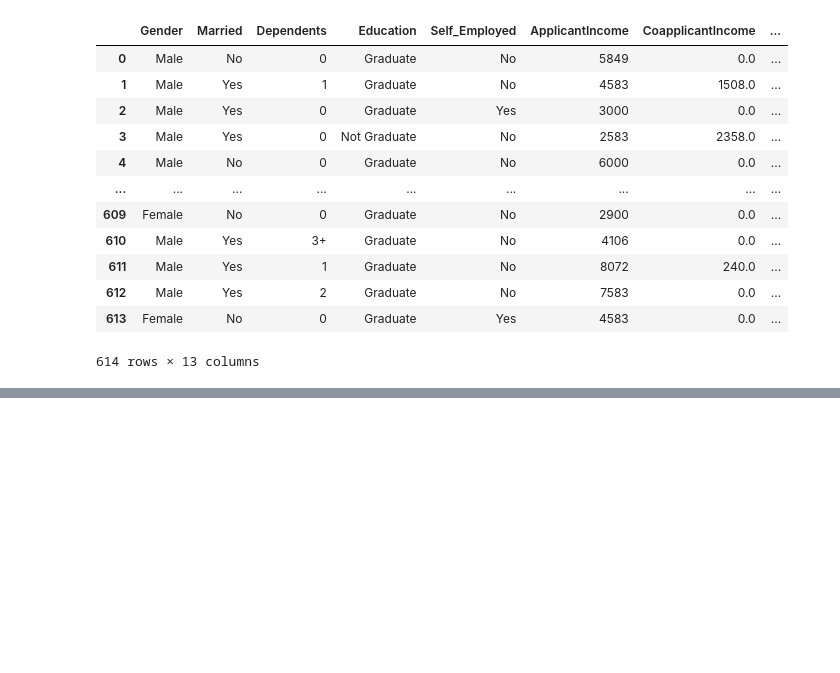
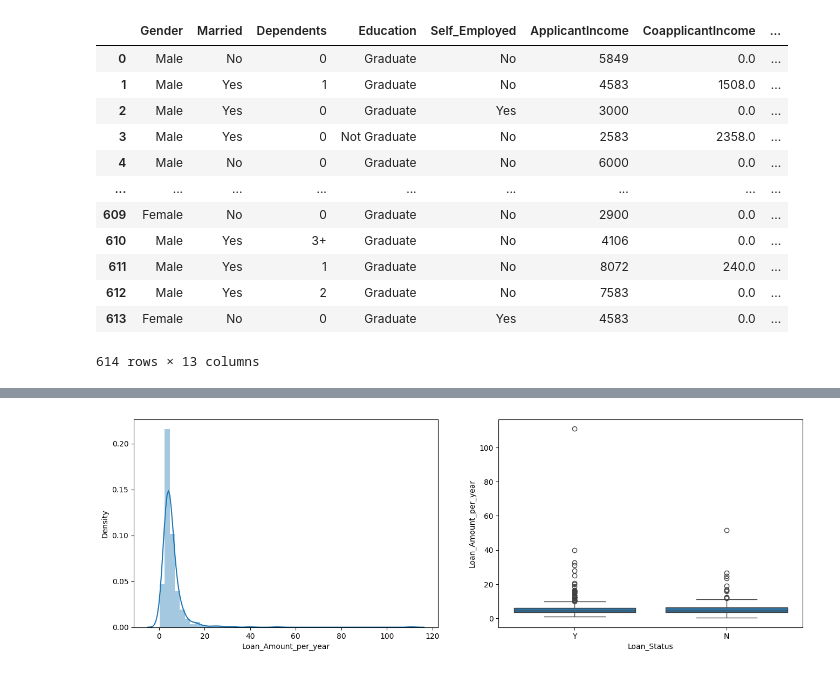
Before and after one commit to Vaishnavi-Gajinkar/Codingwise, a Jupyter notebook: projectsNcasestudies/homeLoanCS.ipynb, the cells around one changed output, grey strips where cells are left out. Saved outputs shown, nothing was run; the diff lists cells and outputs as text; code cells hidden in the pictures; blank space fills up the shorter version.

```diff
--- a/projectsNcasestudies/homeLoanCS.ipynb
+++ b/projectsNcasestudies/homeLoanCS.ipynb
@@ -323,0 +378,4 @@ data
+# %%
+# calculated attribute : yearly loan amt given by bank to cust
+data['Loan_Amount_per_year']  = data['LoanAmount']/data['Loan_Amount_Term']                     # Approximate calc: ignoring interest rates as we dont know that.
+data
@@ -323,0 +396,11 @@ data
+# %%
+plt.figure(figsize=(16,5))
+plt.subplot(121)
+sns.distplot(data['Loan_Amount_per_year']);
+
+plt.subplot(122)
+sns.boxplot(data=data, x='Loan_Status', y = 'Loan_Amount_per_year')
+
+plt.show()
+# %% [output]
+[figure, added]
```
Also changed, not shown: parts of 34 cells of this notebook.
